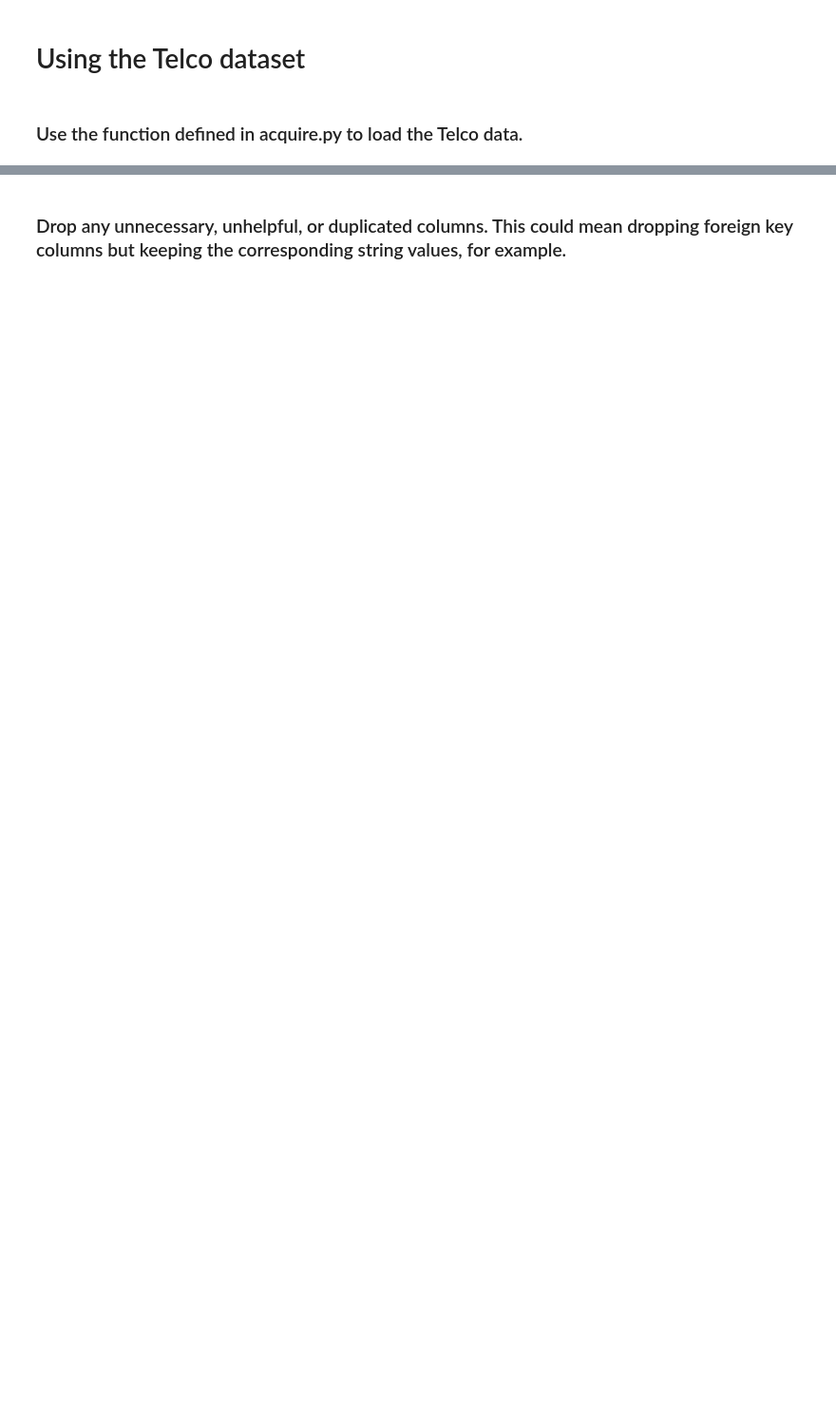
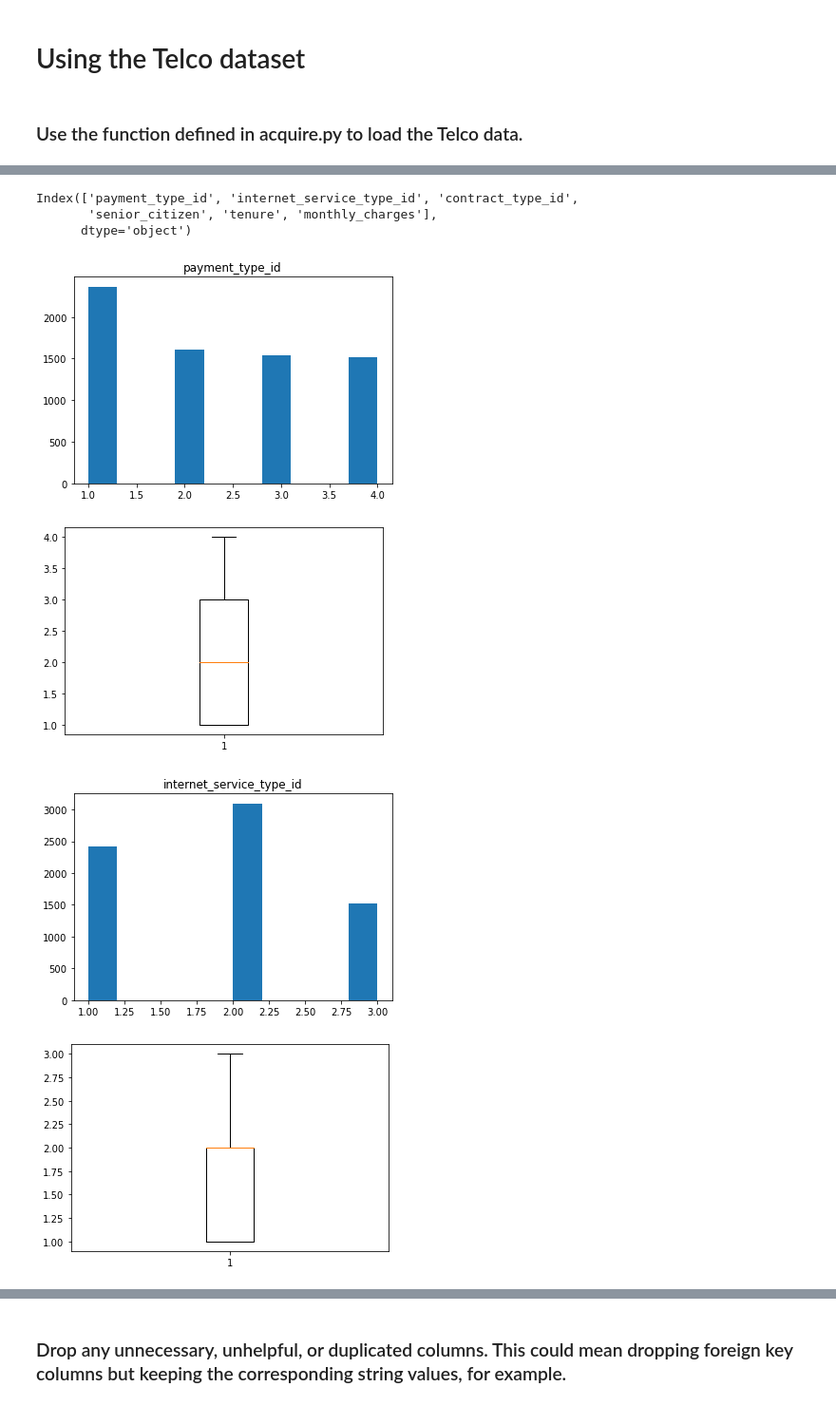
Before and after one commit to brianclements03/classification-exercises, a Jupyter notebook: classification_exercises.ipynb, the cells around one changed output, grey strips where cells are left out. Shown at 95% size. Cells and saved outputs as stored; diff of their text form; code cells hidden in the pictures; blank space fills up the shorter version.

Commit message:
update exercises and add tidy data lesson and files

```diff
--- a/classification_exercises.ipynb
+++ b/classification_exercises.ipynb
@@ -1368,5 +1368,5 @@ titanic_train.head()
 # %% [markdown]
 ### Use the function defined in acquire.py to load the Telco data.
 # %%
-telco_df = acquire.get_telco_data()
-telco_df.head()
+raw_telco_df = acquire.get_telco_data()
+raw_telco_df.head()
@@ -1379,10 +1417,19 @@ telco_df.describe()
 # %%
-num_cols = telco_df.columns[[telco_df[col].dtype in ('int64', 'float64') for col in telco_df.columns]]
+num_cols = raw_telco_df.columns[[raw_telco_df[col].dtype in ('int64', 'float64') for col in raw_telco_df.columns]]
 num_cols
+# %% [output]
+Index(['payment_type_id', 'internet_service_type_id', 'contract_type_id',
+       'senior_citizen', 'tenure', 'monthly_charges'],
+      dtype='object')
 # %%
 for col in num_cols:
-    plt.hist(telco_df[col])
+    plt.hist(raw_telco_df[col])
     plt.title(col)
     plt.show()
-    plt.boxplot(telco_df[col])
+    plt.boxplot(raw_telco_df[col])
     plt.show()
+# %% [output]
+[figure, added]
+[figure, added]
+[figure, added]
+[figure, added]
```
Also changed, not shown: parts of 246 cells of this notebook, 2 other files.
